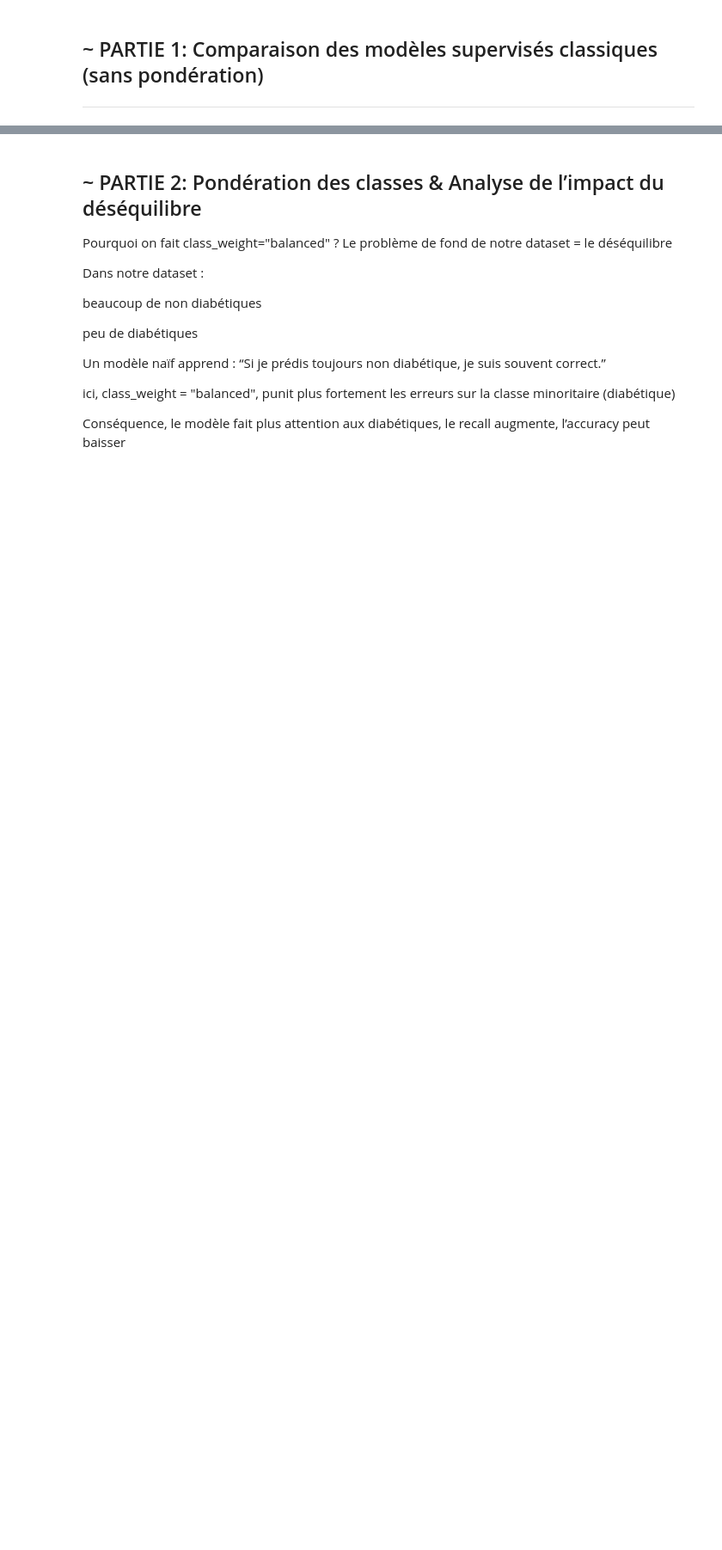
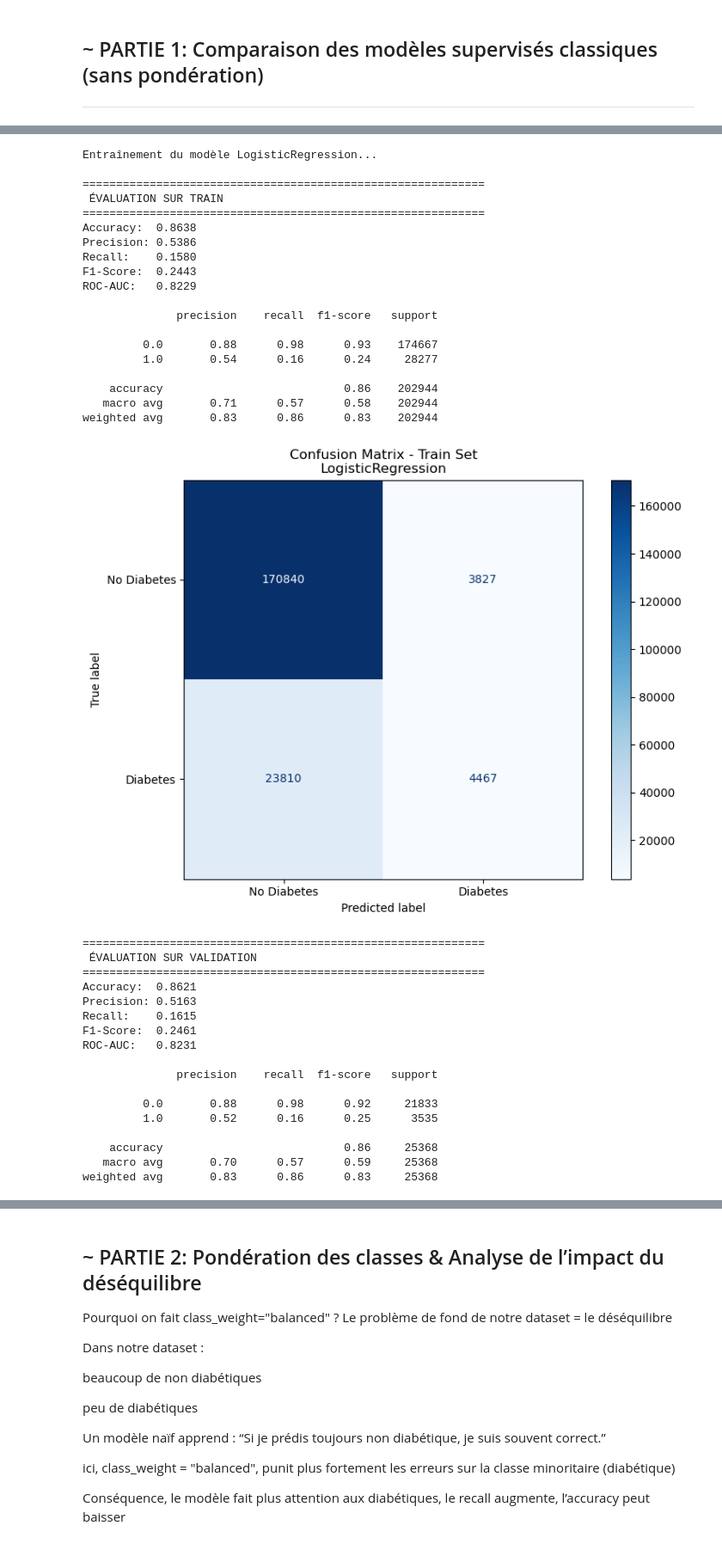
Before and after one commit to IzhaarMO/SPLEX_Project, a Jupyter notebook: izhaar.ipynb, the cells around one changed output, grey strips where cells are left out. Shown at 86% size. Drawn from its saved outputs; the diff is of its cells as text; code cells hidden in the pictures; blank space fills up the shorter version.

```diff
--- a/izhaar.ipynb
+++ b/izhaar.ipynb
@@ -102,16 +185,3 @@ Name: proportion, dtype: object
 ## ~ PARTIE 1: Comparaison des modèles supervisés classiques (sans pondération)
 
 ___________
-# %%
-def evaluate_model(model, X_train, X_test, y_train, y_test): # pour l'évaluation de nos modèles
-    model.fit(X_train, y_train)
-    y_pred = model.predict(X_test)
-
-    acc = accuracy_score(y_test, y_pred)
-    f1 = f1_score(y_test, y_pred)
-    recall = recall_score(y_test, y_pred)
-    roc_auc = roc_auc_score(y_test , model.predict_proba(X_test)[:, 1])
-
-    print(classification_report(y_test, y_pred))
-
-    return acc, f1, recall, roc_auc
@@ -295,0 +188,14 @@ results
+# %%
+def plot_confusion_matrix(model, X_test, y_test, set_name="Test"):
+    """Affiche la matrice de confusion"""
+    y_pred = model.predict(X_test)
+    cm = confusion_matrix(y_test, y_pred)
+
+    fig, ax = plt.subplots(figsize=(8, 6))
+    disp = ConfusionMatrixDisplay(confusion_matrix=cm, display_labels=['No Diabetes', 'Diabetes'])
+    disp.plot(ax=ax, cmap='Blues', values_format='d')
+    plt.title(f'Confusion Matrix - {set_name} Set\n{model.__class__.__name__}')
+    plt.tight_layout()
+    plt.show()
+
+    return cm
@@ -295,0 +284,47 @@ results
+# %%
+
+results = {}
+# Logistic Regression
+lr_model = LogisticRegression(max_iter=1000)
+results['LR'] = train_and_evaluate_model(
+    #lr_model, X_train, X_val, X_test, y_train, y_val, y_test
+    lr_model, X_train, X_val, y_train, y_val
+)
+# %% [output]
+Entraînement du modèle LogisticRegression...
+
+============================================================
+ ÉVALUATION SUR TRAIN
+============================================================
+Accuracy:  0.8638
+Precision: 0.5386
+Recall:    0.1580
+F1-Score:  0.2443
+ROC-AUC:   0.8229
+
+              precision    recall  f1-score   support
+
+         0.0       0.88      0.98      0.93    174667
+         1.0       0.54      0.16      0.24     28277
+
+    accuracy                           0.86    202944
+   macro avg       0.71      0.57      0.58    202944
+weighted avg       0.83      0.86      0.83    202944
+[figure, added]
+============================================================
+ ÉVALUATION SUR VALIDATION
+============================================================
+Accuracy:  0.8621
+Precision: 0.5163
+Recall:    0.1615
+F1-Score:  0.2461
+ROC-AUC:   0.8231
+
+              precision    recall  f1-score   support
+
+         0.0       0.88      0.98      0.92     21833
+         1.0       0.52      0.16      0.25      3535
+
+    accuracy                           0.86     25368
+   macro avg       0.70      0.57      0.59     25368
+weighted avg       0.83      0.86      0.83     25368
```
Also changed, not shown: parts of 45 cells of this notebook, 1 other file.
